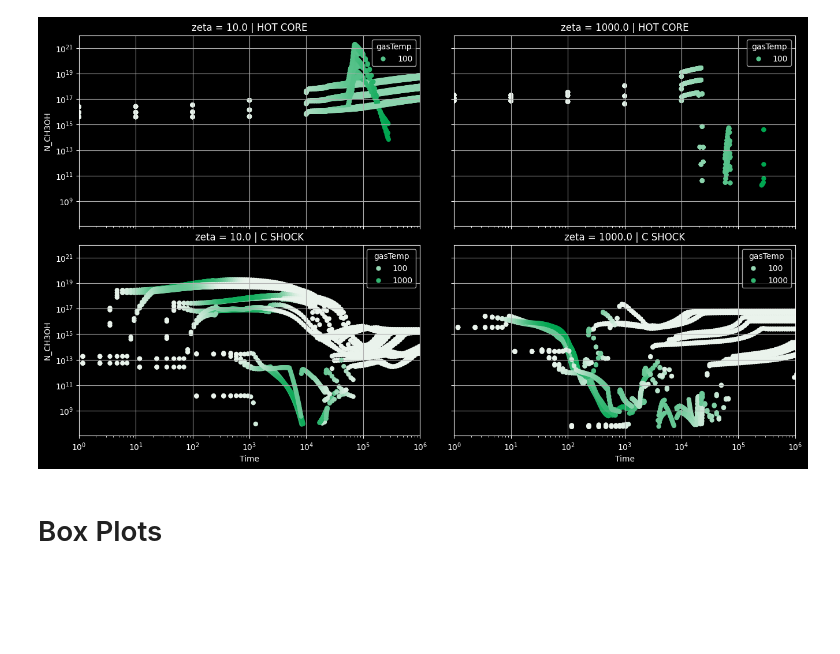
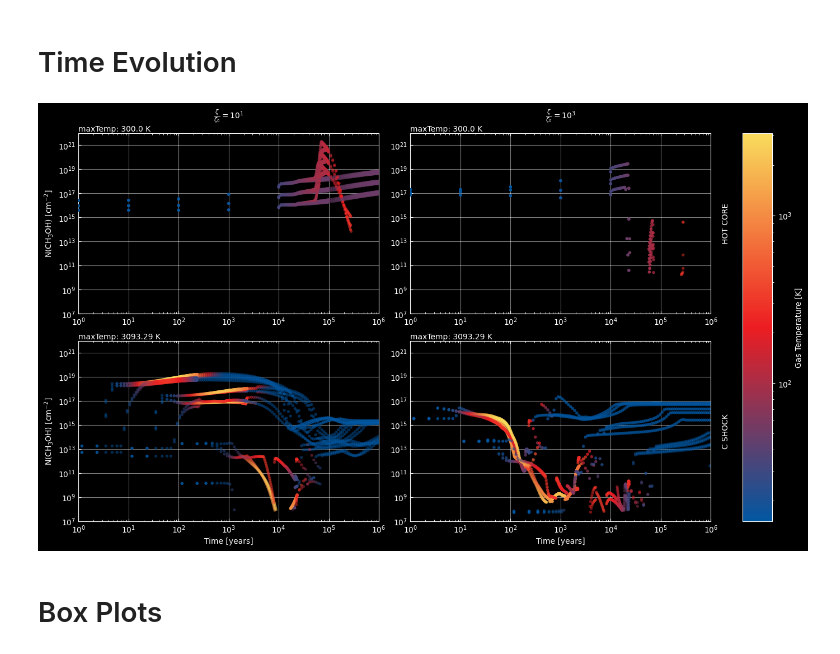
Before and after one commit to georgina-sampson/LEAPS-2024, a Jupyter notebook: CH3OH/plots.ipynb, the cells around one changed output. Saved outputs shown, nothing was run; the diff lists cells and outputs as text; code cells hidden in the pictures; blank space fills up the shorter version.

```diff
--- a/CH3OH/plots.ipynb
+++ b/CH3OH/plots.ipynb
@@ -48,24 +50,59 @@ propOrder={
     constants.INTERSTELLARRAD: [ '3.0', '1000.0'],
     constants.IDENS: ['1000.0', '10000.0', '100000.0']}
     }
-# %%
-fig, axs = plt.subplots(2,2, figsize=(16,9), sharey=True, sharex=True)
-fig.subplots_adjust(wspace=0.1, hspace=0.1)
-
-for tipo, df in dfDic.items():
-    i = 0 if tipo == constants.HOTCORE else 1
-    for j, zeta in enumerate([10.0,1000.0]):
-        ax=axs[i][j]
-        sns.scatterplot(data=df[df['zeta']==zeta], x='Time', y='N_CH3OH',
-                        hue='gasTemp', palette=sns.light_palette('#00A550', as_cmap=True),
-                        hue_norm=colors.LogNorm(vmin=df['gasTemp'].min(), vmax=df['gasTemp'].max()),
-                        linewidth=0, ax=ax)
-        ax.set_xscale('log')
-        ax.set_yscale('log')
-        ax.set_xbound(1e0,1e6)
-        ax.set_title(f"zeta = {zeta} | {tipo.upper()}")
-# %% [output]
-[figure, removed]
+# %% [markdown]
+# Time Evolution
+# %%
+fig = plt.figure(figsize=(16, 9))
+gs = GridSpec(2, 2+1, figure=fig, width_ratios=2*[10]+[1],
+              wspace=0.15, hspace=0.15)
+
+norm = colors.LogNorm(vmin=dfDic[constants.SHOCK]['gasTemp'].min(), vmax=dfDic[constants.SHOCK]['gasTemp'].max())
+cmap=sns.blend_palette(['#0257a1','#ed1d22','#f9dc5c'], as_cmap=True)
+
+for tipo, df in dfDic.items():
+    i = 0 if tipo == constants.HOTCORE else 1
+    for j, zeta in enumerate([10.0,1000.0]):
+        ax=fig.add_subplot(gs[i,j])
+        sns.scatterplot(data=df[df['zeta']==zeta], x='Time', y='N_CH3OH',
+                        hue='gasTemp', palette=cmap, hue_norm=norm,
+                        alpha=0.5, s=15,
+                        linewidth=0, ax=ax, zorder=10, legend=None)
+        ax.grid(color='white', alpha=0.5, zorder=2)
+        ax.set_xscale('log')
+        ax.set_yscale('log')
+        ax.set_xbound(1e0,1e6)
+        ax.set_ybound(1e7,1e22)
+        ax.tick_params(axis='both', which='both',direction='in', top=True)
+
+        ax.set_xlabel(r'Time [years]' if i==1 else None)
+        ax.set_ylabel(r'N(CH$_3$OH) [cm$^{-2}$]' if j==0 else None)
+
+        ax.text(x=0, y=1, s=f"maxTemp: {df[df['zeta']==zeta]['gasTemp'].max()} K",
+                horizontalalignment='left',
+                verticalalignment='bottom',
+                transform=ax.transAxes)
+
+        if j==1:
+            ax.text(1.05, 0.5, tipo.upper(),
+                    horizontalalignment='center',
+                    verticalalignment='center',
+                    rotation='vertical',
+                    transform=ax.transAxes)
+        if i==0:
+            ax.text(0.5, 1.05, r"$\frac{\zeta}{\zeta_0}=10^1$" if j==0 else r"$\frac{\zeta}{\zeta_0}=10^3$",
+                    horizontalalignment='center',
+                    verticalalignment='bottom',
+                    transform=ax.transAxes)
+
+cax=fig.add_subplot(gs[:, -1])
+sm = plt.cm.ScalarMappable(cmap=cmap, norm=norm)
+sm.set_array([])
+fig.colorbar(sm, cax=cax, label='Gas Temperature [K]')
+fig.savefig(f"TimeEvolution_CH3OH_columnDensity.png")
+# plt.close()
+# %% [output]
+[figure, added]
 # %% [markdown]
 # Box Plots
 # %%
```
Also changed, not shown: parts of 5 cells of this notebook, 4 other files.
